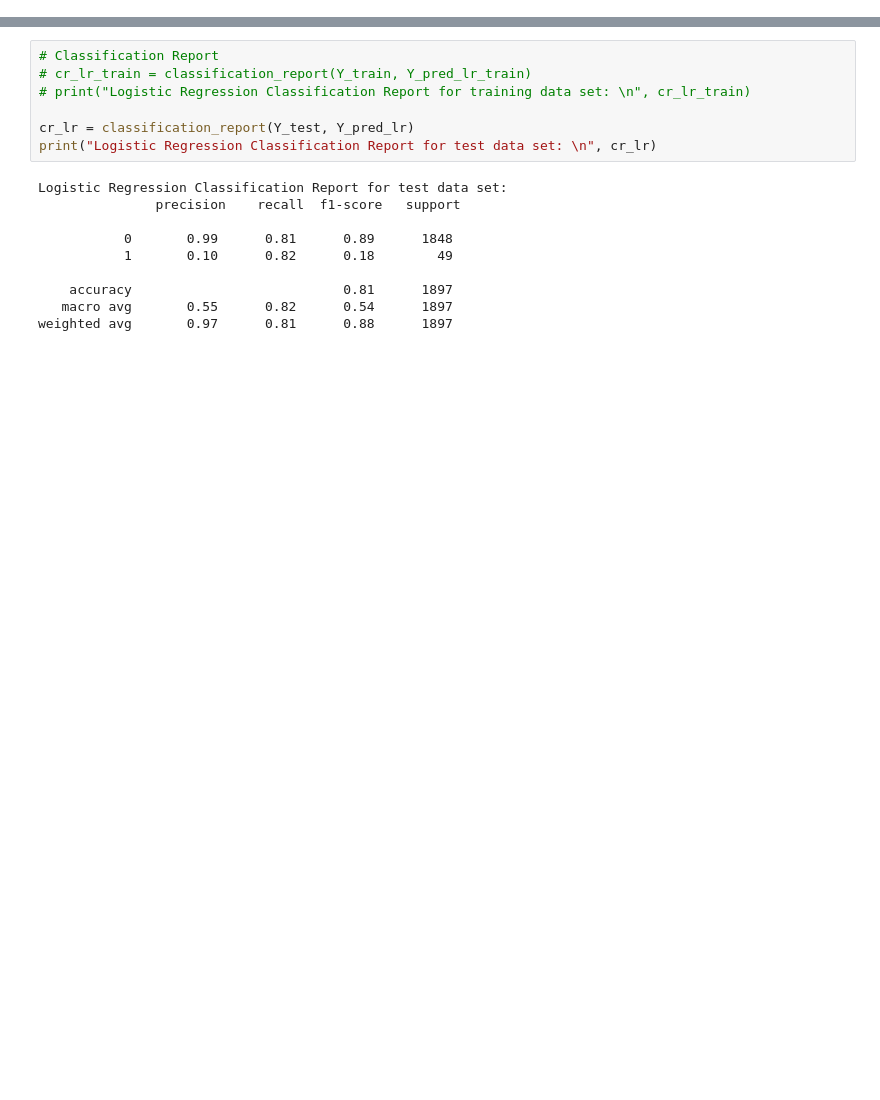
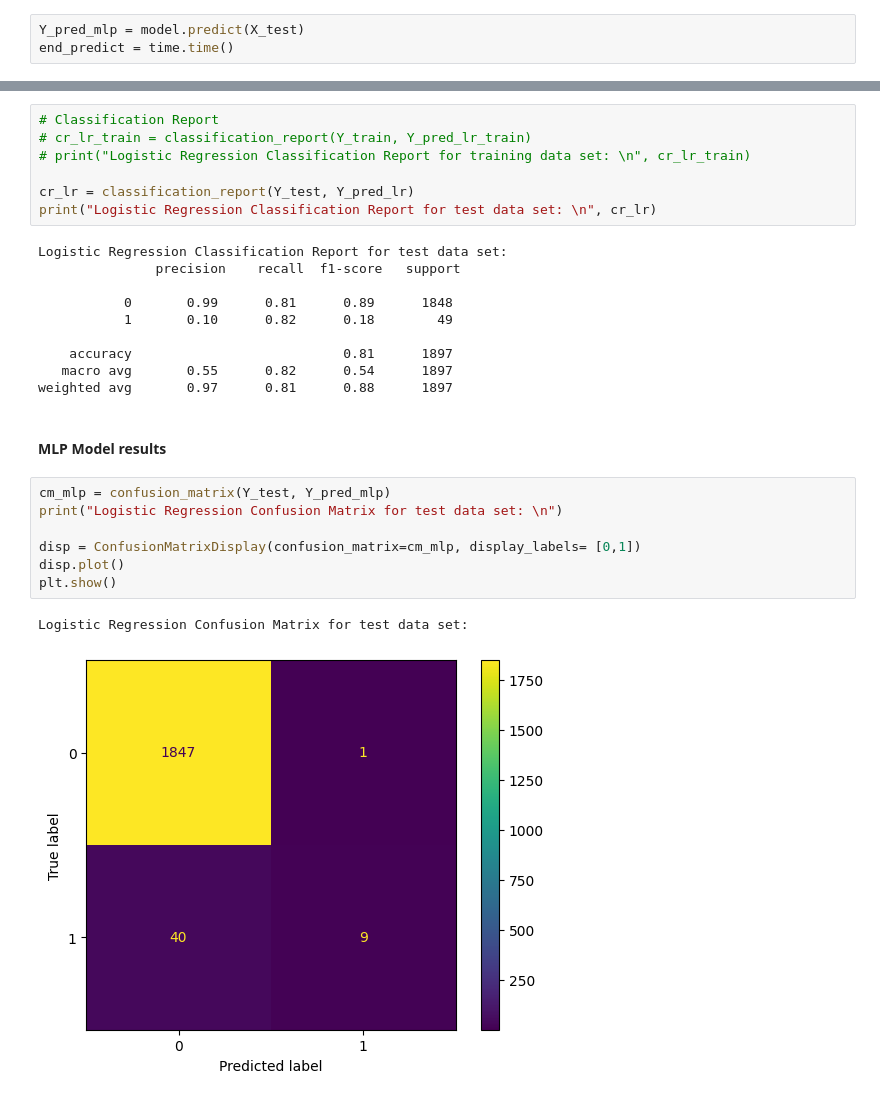
Before and after one commit to alirezashoja/MachineFailurePrediction, a Jupyter notebook: preprocessing.ipynb, the cells around one changed output, grey strips where cells are left out. Cells and saved outputs as stored; diff of their text form; blank space fills up the shorter version.

```diff
--- a/preprocessing.ipynb
+++ b/preprocessing.ipynb
@@ -415,3 +528,6 @@ plt.show()
+# %%
+Y_pred_mlp = model.predict(X_test)
+end_predict = time.time()
 # %% [markdown]
 ### 5. Results and Evaluation
 # %% [markdown]
@@ -480,3 +596,15 @@ Logistic Regression Classification Report for test data set:
     accuracy                           0.81      1897
    macro avg       0.55      0.82      0.54      1897
 weighted avg       0.97      0.81      0.88      1897
+# %% [markdown]
+#### MLP Model results
+# %%
+cm_mlp = confusion_matrix(Y_test, Y_pred_mlp)
+print("Logistic Regression Confusion Matrix for test data set: \n")
+
+disp = ConfusionMatrixDisplay(confusion_matrix=cm_mlp, display_labels= [0,1])
+disp.plot()
+plt.show()
+# %% [output]
+Logistic Regression Confusion Matrix for test data set:
+[figure, added]
```
Also changed, not shown: parts of 45 cells of this notebook, 8 other files.
